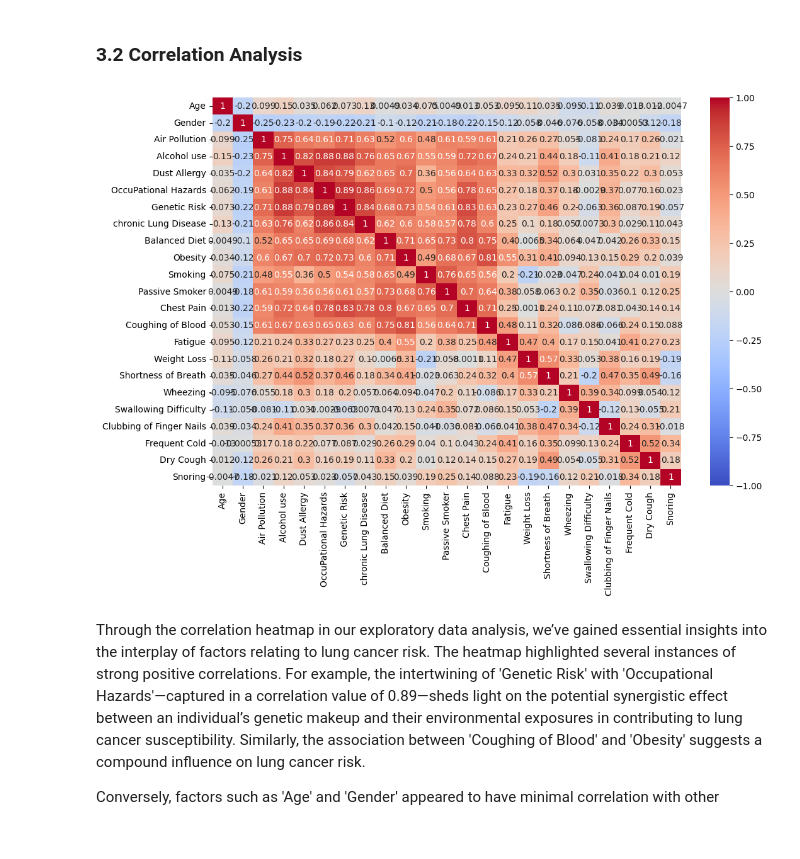
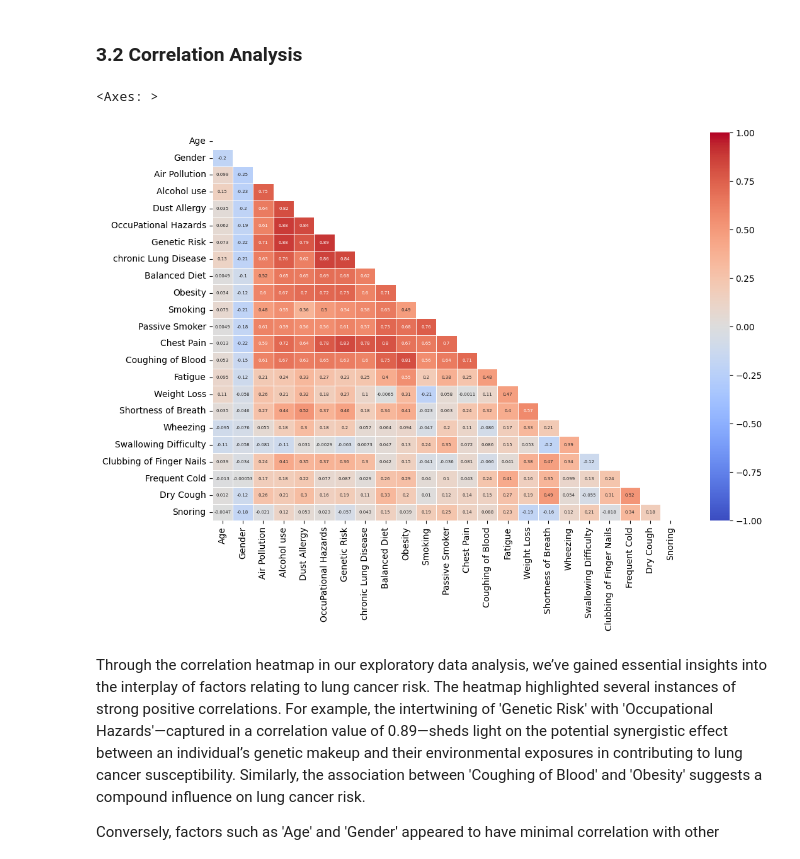
Before and after one commit to eugenegancw/Lung_Cancer_Prediction, a Jupyter notebook: intro_eda_final.ipynb, the cells around one changed output. Cells and saved outputs as stored; diff of their text form; code cells hidden in the pictures.

Commit message:
Change correlation figure

```diff
--- a/intro_eda_final.ipynb
+++ b/intro_eda_final.ipynb
@@ -178,11 +179,12 @@ Overall, the proportionate representation of each risk level in our dataset prov
 ### 3.2 Correlation Analysis
 # %%
 plt.figure(figsize=(12, 8))
-cmap = sns.color_palette('coolwarm', as_cmap=True)
-sns.heatmap(df.drop(['Patient Id', 'Level'], axis=1).corr(), vmin=-1, vmax=1, cmap=cmap, annot=True)
-plt.show()
+cmap=sns.color_palette("coolwarm", as_cmap=True)
+mask = np.triu(np.ones_like(features.corr()))
+sns.heatmap(features.corr(),vmin=-1, vmax=1,annot=True,cmap=cmap,mask=mask, linewidths=0.5, annot_kws={"size": 5})
 # %% [output]
+<Axes: >
-[figure, old version]
+[figure, new version]
 # %% [markdown]
 Through the correlation heatmap in our exploratory data analysis, we’ve gained essential insights into the interplay of factors relating to lung cancer risk. The heatmap highlighted several instances of strong positive correlations. For example, the intertwining of 'Genetic Risk' with 'Occupational Hazards'—captured in a correlation value of 0.89—sheds light on the potential synergistic effect between an individual’s genetic makeup and their environmental exposures in contributing to lung cancer susceptibility. Similarly, the association between 'Coughing of Blood' and 'Obesity' suggests a compound influence on lung cancer risk.
 
```
Also changed, not shown: parts of 1 cell of this notebook.
